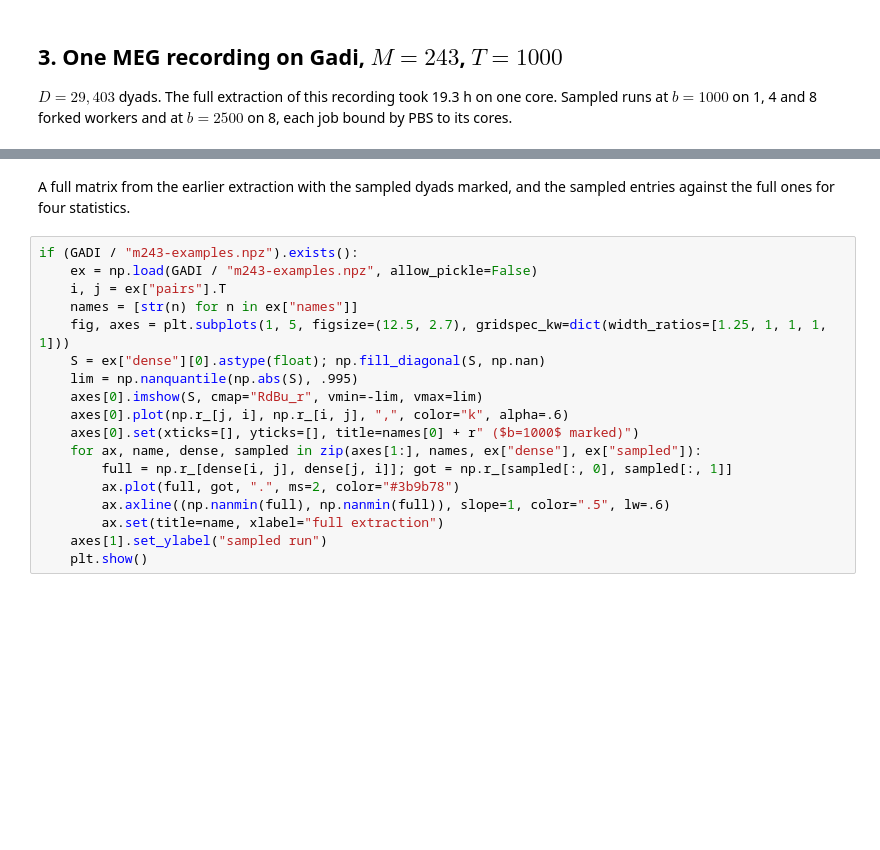
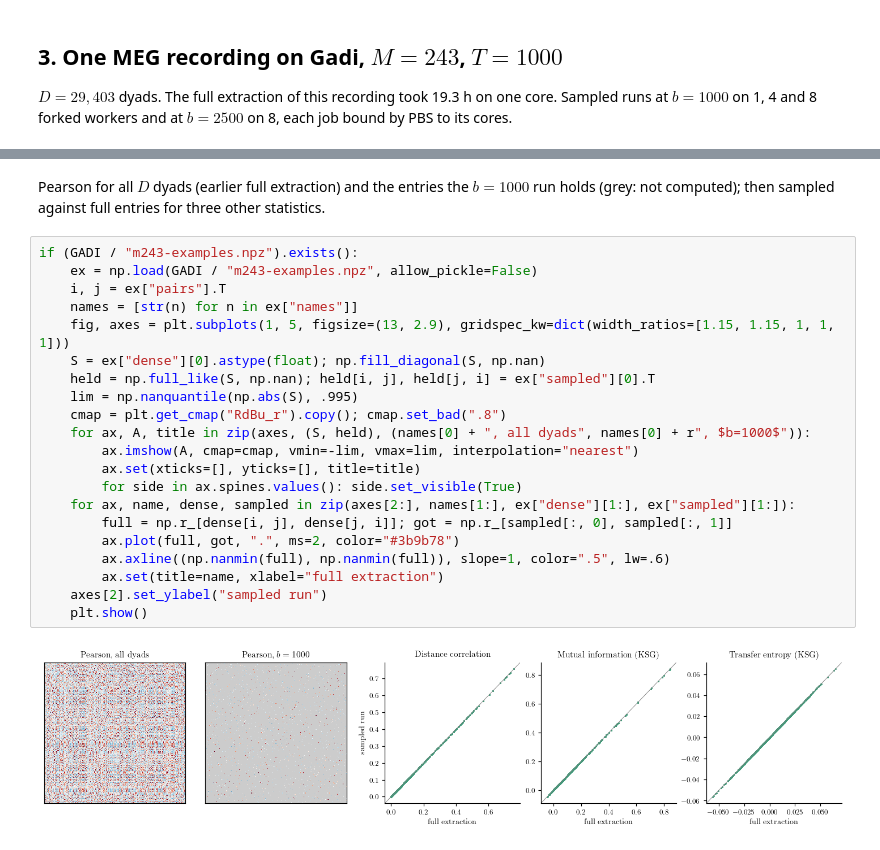
Before and after one commit to willedibam/pyspi, a Jupyter notebook: demos/optimisation/sampling-with-workers.ipynb, the cells around one changed output, grey strips where cells are left out. Cells and saved outputs as stored; diff of their text form; blank space fills up the shorter version.

```diff
--- a/demos/optimisation/sampling-with-workers.ipynb
+++ b/demos/optimisation/sampling-with-workers.ipynb
@@ -96,20 +108,25 @@ if (GADI / "summary.json").exists():
-# %% [markdown]
-A full matrix from the earlier extraction with the sampled dyads marked, and the sampled entries against the full ones for four statistics.
+# %% [markdown]
+Pearson for all $D$ dyads (earlier full extraction) and the entries the $b=1000$ run holds (grey: not computed); then sampled against full entries for three other statistics.
 # %%
 if (GADI / "m243-examples.npz").exists():
     ex = np.load(GADI / "m243-examples.npz", allow_pickle=False)
     i, j = ex["pairs"].T
     names = [str(n) for n in ex["names"]]
-    fig, axes = plt.subplots(1, 5, figsize=(12.5, 2.7), gridspec_kw=dict(width_ratios=[1.25, 1, 1, 1, 1]))
+    fig, axes = plt.subplots(1, 5, figsize=(13, 2.9), gridspec_kw=dict(width_ratios=[1.15, 1.15, 1, 1, 1]))
     S = ex["dense"][0].astype(float); np.fill_diagonal(S, np.nan)
+    held = np.full_like(S, np.nan); held[i, j], held[j, i] = ex["sampled"][0].T
     lim = np.nanquantile(np.abs(S), .995)
-    axes[0].imshow(S, cmap="RdBu_r", vmin=-lim, vmax=lim)
-    axes[0].plot(np.r_[j, i], np.r_[i, j], ",", color="k", alpha=.6)
-    axes[0].set(xticks=[], yticks=[], title=names[0] + r" ($b=1000$ marked)")
-    for ax, name, dense, sampled in zip(axes[1:], names, ex["dense"], ex["sampled"]):
+    cmap = plt.get_cmap("RdBu_r").copy(); cmap.set_bad(".8")
+    for ax, A, title in zip(axes, (S, held), (names[0] + ", all dyads", names[0] + r", $b=1000$")):
+        ax.imshow(A, cmap=cmap, vmin=-lim, vmax=lim, interpolation="nearest")
+        ax.set(xticks=[], yticks=[], title=title)
+        for side in ax.spines.values(): side.set_visible(True)
+    for ax, name, dense, sampled in zip(axes[2:], names[1:], ex["dense"][1:], ex["sampled"][1:]):
         full = np.r_[dense[i, j], dense[j, i]]; got = np.r_[sampled[:, 0], sampled[:, 1]]
         ax.plot(full, got, ".", ms=2, color="#3b9b78")
         ax.axline((np.nanmin(full), np.nanmin(full)), slope=1, color=".5", lw=.6)
         ax.set(title=name, xlabel="full extraction")
-    axes[1].set_ylabel("sampled run")
+    axes[2].set_ylabel("sampled run")
     plt.show()
+# %% [output]
+[figure, added]
```
Also changed, not shown: parts of 2 cells of this notebook, 13 other files.
